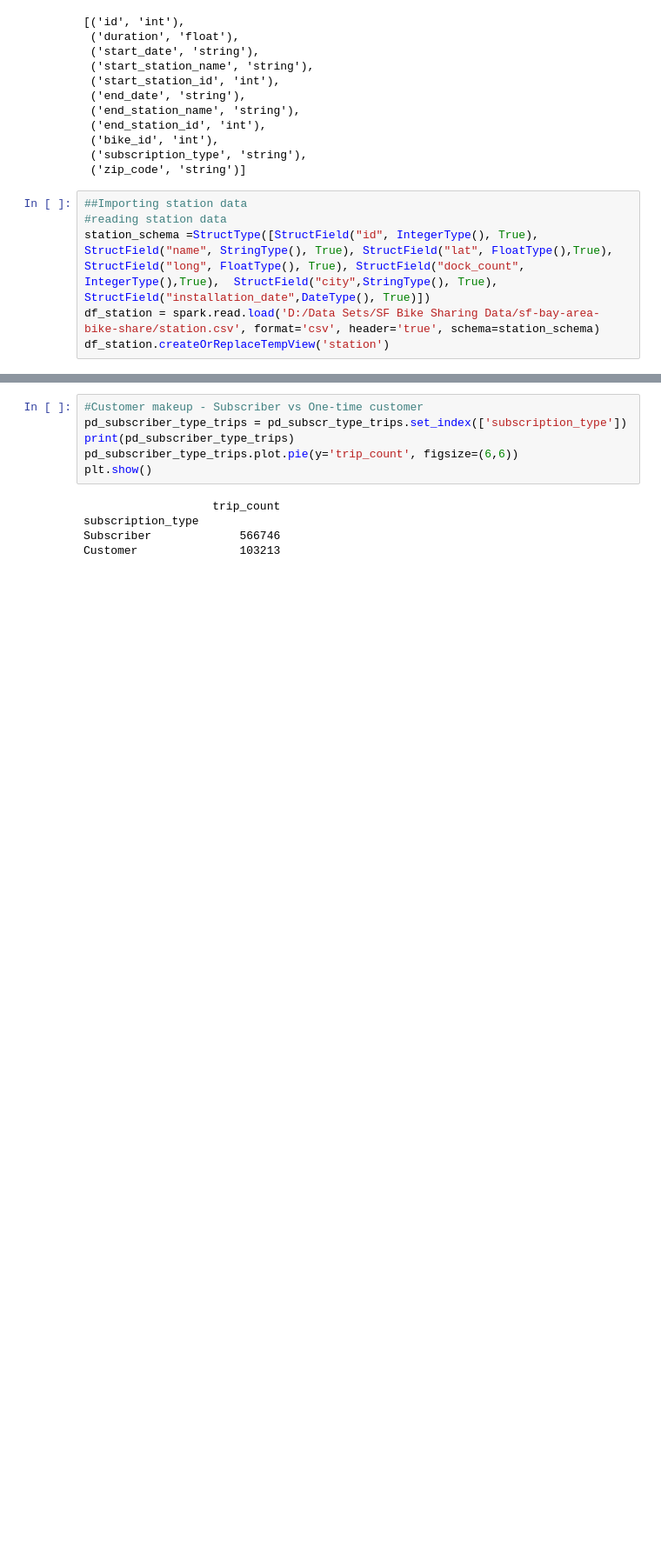
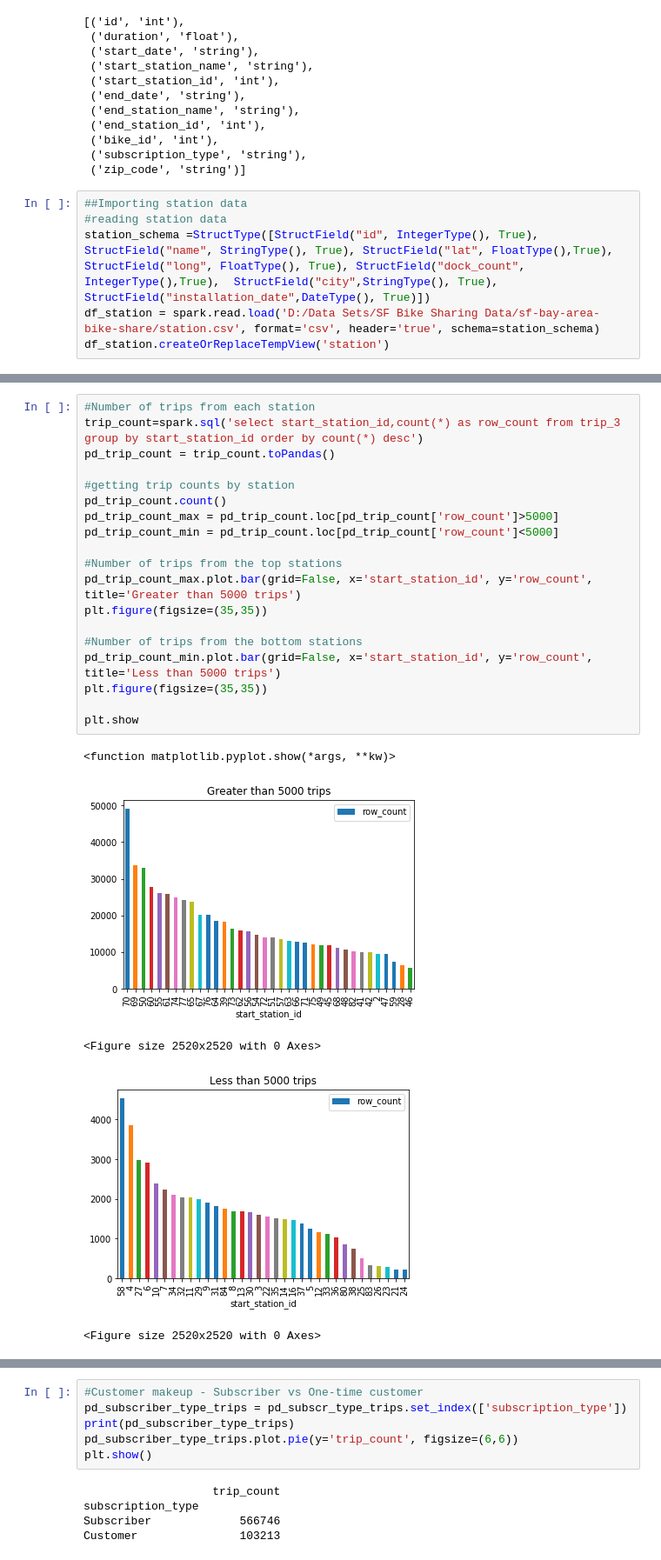
Before and after one commit to shantanurathore/CapstoneFinal, a Jupyter notebook: Capstone2_prod.ipynb, the cells around one changed output, grey strips where cells are left out. Shown at 87% size. Cells and saved outputs as stored; diff of their text form; blank space fills up the shorter version.

```diff
--- a/Capstone2_prod.ipynb
+++ b/Capstone2_prod.ipynb
@@ -98 +258,26 @@ only showing top 5 rows
+# %%
+#Number of trips from each station
+trip_count=spark.sql('select start_station_id,count(*) as row_count from trip_3 group by start_station_id order by count(*) desc')
+pd_trip_count = trip_count.toPandas()
+
+#getting trip counts by station
+pd_trip_count.count()
+pd_trip_count_max = pd_trip_count.loc[pd_trip_count['row_count']>5000]
+pd_trip_count_min = pd_trip_count.loc[pd_trip_count['row_count']<5000]
+
+#Number of trips from the top stations
+pd_trip_count_max.plot.bar(grid=False, x='start_station_id', y='row_count', title='Greater than 5000 trips')
+plt.figure(figsize=(35,35))
+
+#Number of trips from the bottom stations
+pd_trip_count_min.plot.bar(grid=False, x='start_station_id', y='row_count', title='Less than 5000 trips')
+plt.figure(figsize=(35,35))
+
+plt.show
+# %% [output]
+<function matplotlib.pyplot.show(*args, **kw)>
+[figure, added]
+<Figure size 2520x2520 with 0 Axes>
+[figure, added]
+<Figure size 2520x2520 with 0 Axes>
 # %%
```
Also changed, not shown: parts of 90 cells of this notebook.
